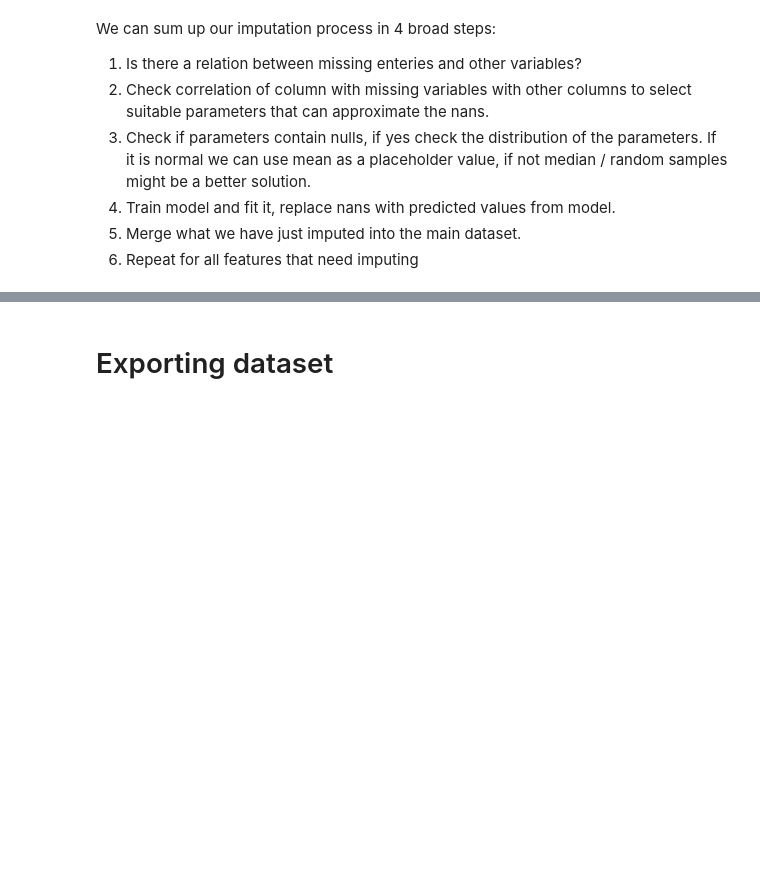
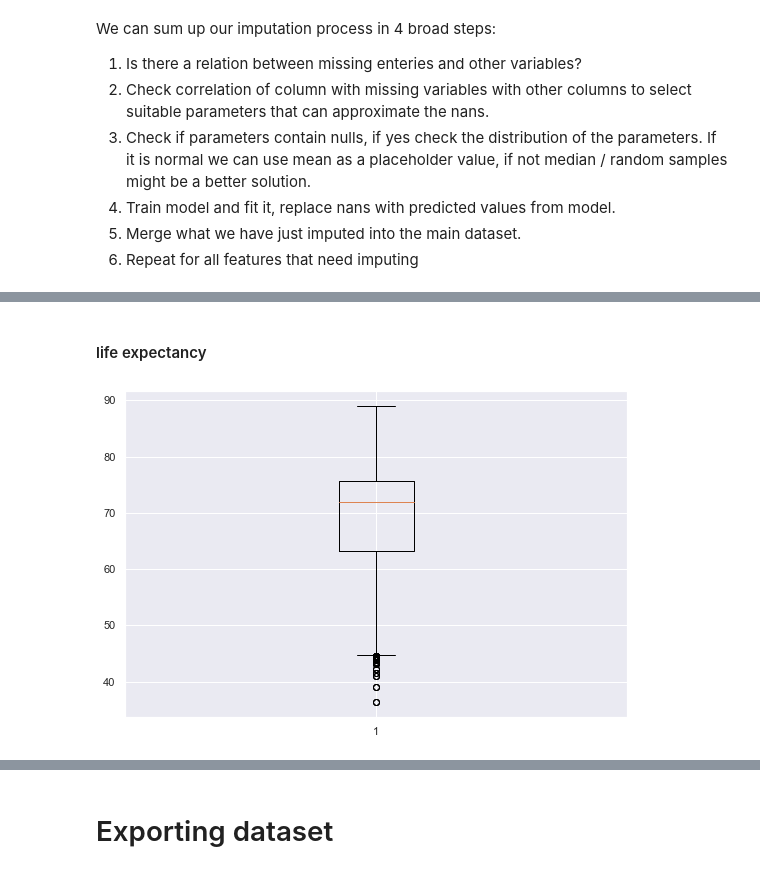
Before and after one commit to ZainabSultan/Demography-Analysis, a Jupyter notebook: Life expectancy cleaning.ipynb, the cells around one changed output, grey strips where cells are left out. Saved outputs shown, nothing was run; the diff lists cells and outputs as text; code cells hidden in the pictures; blank space fills up the shorter version.

Commit message:
life expectancy cleaning updated

```diff
--- a/Life expectancy cleaning.ipynb
+++ b/Life expectancy cleaning.ipynb
@@ -17,14 +17,14 @@ np.random.seed(42)
 # %% [markdown]
 # Life Expectancy Dataset
 # %%
-root_path_happiness = 'Data/Happiness_Dataset'
+root_path_happiness = 'data/Happiness_Dataset'
 world_happiness_2015_df = pd.read_csv(root_path_happiness + '/2015.csv')
 world_happiness_2016_df = pd.read_csv(root_path_happiness + '/2016.csv')
 world_happiness_2017_df = pd.read_csv(root_path_happiness + '/2017.csv')
 world_happiness_2018_df = pd.read_csv(root_path_happiness + '/2018.csv')
 world_happiness_2019_df = pd.read_csv(root_path_happiness + '/2019.csv')
-life_expectancy_df = pd.read_csv('Data/Life Expectancy Data.csv')
-country_data_df = pd.read_csv('Data/250 Country Data.csv')
+life_expectancy_df = pd.read_csv('data/Life Expectancy Data.csv')
+country_data_df = pd.read_csv('data/250 Country Data.csv')
 # %% [markdown]
 #### Helper functions
 # %%
@@ -577,0 +586,19 @@ We can sum up our imputation process in 4 broad steps:
+# %%
+#clean_life_expectancy_df.groupby(["Country"])
+def outlier_detection():
+    life_separated = [y for x, y in clean_life_expectancy_df.groupby('Country', as_index=False)]
+    #display(life_separated[0]) #separate the df by country
+    for i in range(0, len(life_separated)):
+        life_copy = (life_separated[i]).copy(deep = True)
+        life_copy.loc[life_copy["Adult Mortality"].median() - life_copy["Adult Mortality"]  >= life_copy["Adult Mortality"] * 10 , ["Adult Mortality"]] =life_copy["Adult Mortality"].median()
+        life_separated[i]=life_copy
+#         if(i==0):
+#             display(life_separated[i])
+    life_expectancy_corrected = pd.DataFrame()
+    for df in life_separated:
+        life_expectancy_corrected=pd.concat([life_expectancy_corrected, df])
+    return life_expectancy_corrected
+# %%
+life_expectancy_corrected = outlier_detection()
+clean_life_expectancy_df=life_expectancy_corrected
+clean_life_expectancy_df.head(20)
@@ -577,0 +623,12 @@ We can sum up our imputation process in 4 broad steps:
+# %%
+def box_plot(dataframe, feature):
+    data_to_plot =[np.array(dataframe[feature])]
+
+    # Create a figure instance
+    fig = plt.figure(1, figsize=(9, 6))
+
+    # Create an axes instance
+    ax = fig.add_subplot(111)
+
+    # Create the boxplot
+    bp = ax.boxplot(data_to_plot)
@@ -577,0 +645,6 @@ We can sum up our imputation process in 4 broad steps:
+# %% [markdown]
+#### life expectancy
+# %%
+box_plot(clean_life_expectancy_df, "Life expectancy")
+# %% [output]
+[figure, added]
```
Also changed, not shown: parts of 27 cells of this notebook, 2 other files.
